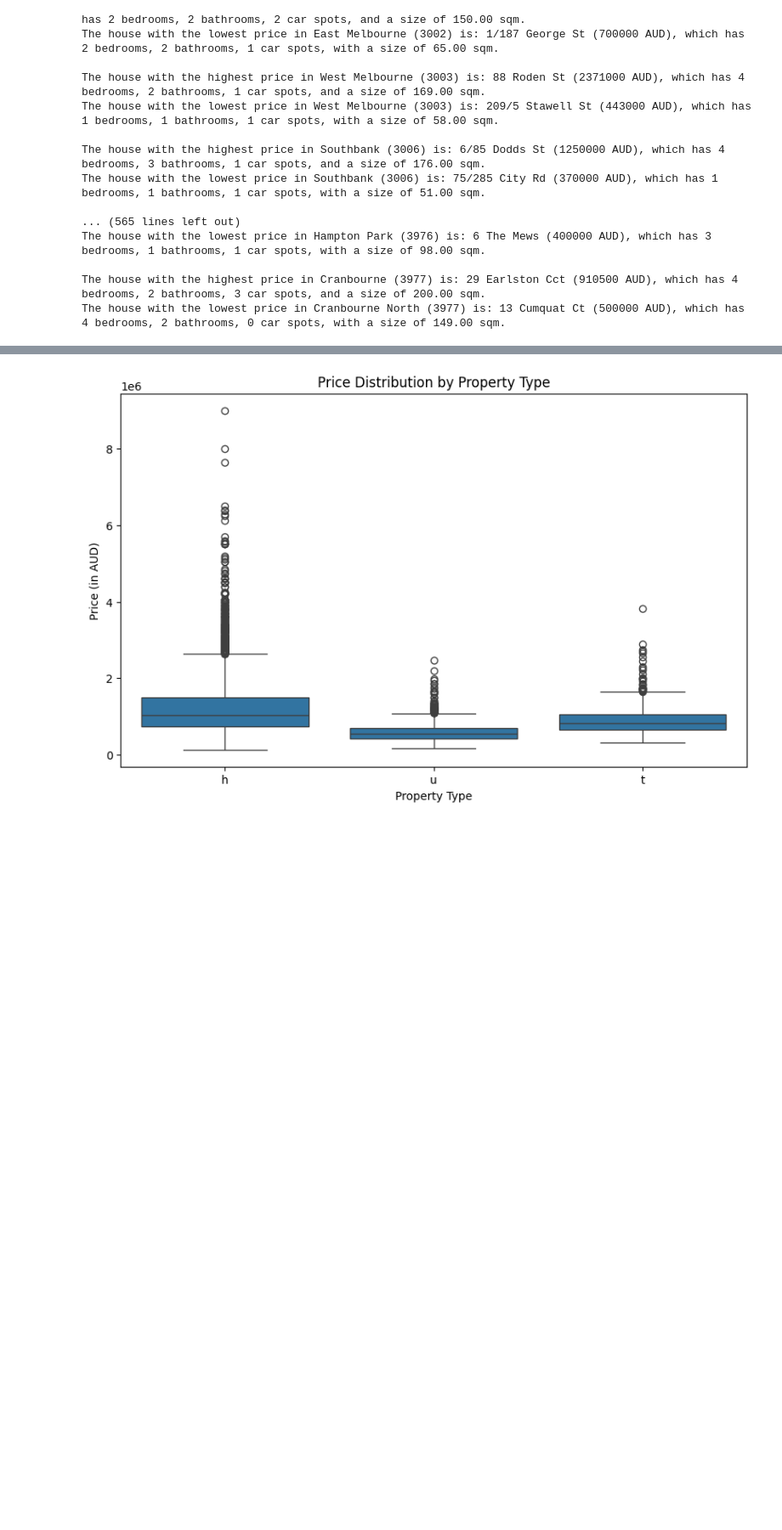
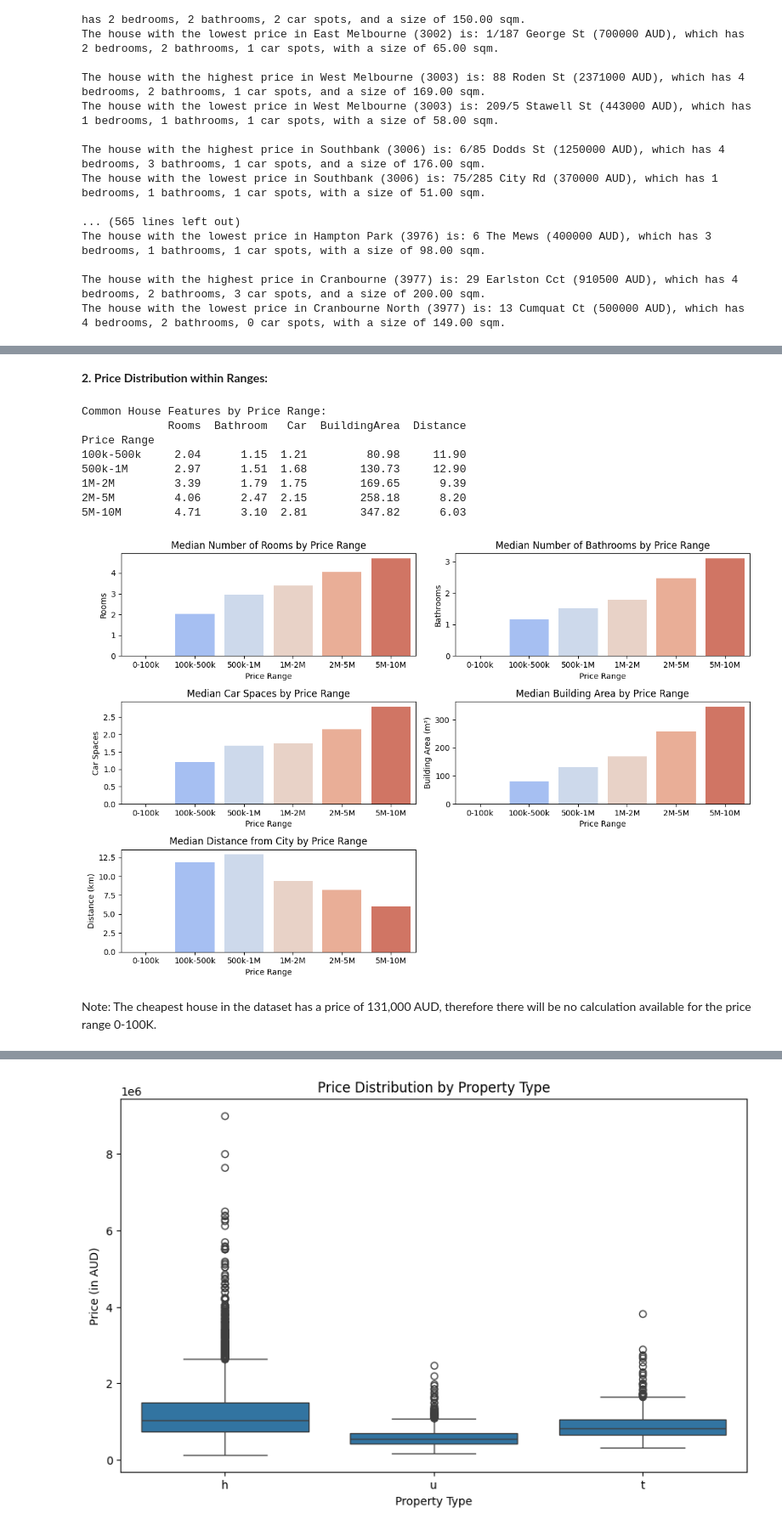
Before and after one commit to eightteababi/Melbourne_Houses_Dataset, a Jupyter notebook: Melbourne Housing Analysis and Models.ipynb, the cells around one changed output, grey strips where cells are left out. Shown at 85% size. Cells and saved outputs as stored; diff of their text form; code cells hidden in the pictures; blank space fills up the shorter version.

```diff
--- a/Melbourne Housing Analysis and Models.ipynb
+++ b/Melbourne Housing Analysis and Models.ipynb
@@ -506 +476,70 @@ Name: count, dtype: int64
+# %% [markdown]
+**2. Price Distribution within Ranges:**
+# %%
+# Define price bins (price ranges)
+bins = [0, 100000, 500000, 1000000, 2000000, 5000000, 10000000]  # price ranges
+labels = ['0-100k', '100k-500k', '500k-1M', '1M-2M', '2M-5M', '5M-10M']  # bin labels
+
+# Bin the house prices into the defined ranges
+data['Price Range'] = pd.cut(data['Price'], bins=bins, labels=labels)
+
+# Group by Price Range and calculate the mean of selected features
+feature_means_by_price = data.groupby('Price Range', observed=True)[['Rooms', 'Bathroom', 'Car', 'BuildingArea', 'Distance']].mean().round(2)
+
+# Print the common features by price range
+print("Common House Features by Price Range:")
+print(feature_means_by_price)
+
+# Plotting the features
+plt.figure(figsize=(12, 8))
+
+# Rooms plot
+plt.subplot(3, 2, 1)
+sns.barplot(x=feature_means_by_price.index, y=feature_means_by_price['Rooms'], hue=feature_means_by_price.index, dodge=False, legend=False, palette='coolwarm')
+plt.title('Median Number of Rooms by Price Range')
+plt.ylabel('Rooms')
+plt.xlabel('Price Range')
+
+# Bathroom plot
+plt.subplot(3, 2, 2)
+sns.barplot(x=feature_means_by_price.index, y=feature_means_by_price['Bathroom'], hue=feature_means_by_price.index, dodge=False, legend=False, palette='coolwarm')
+plt.title('Median Number of Bathrooms by Price Range')
+plt.ylabel('Bathrooms')
+plt.xlabel('Price Range')
+
+# Car plot
+plt.subplot(3, 2, 3)
+sns.barplot(x=feature_means_by_price.index, y=feature_means_by_price['Car'], hue=feature_means_by_price.index, dodge=False, legend=False, palette='coolwarm')
+plt.title('Median Car Spaces by Price Range')
+plt.ylabel('Car Spaces')
+plt.xlabel('Price Range')
+
+# Building Area plot
+plt.subplot(3, 2, 4)
+sns.barplot(x=feature_means_by_price.index, y=feature_means_by_price['BuildingArea'], hue=feature_means_by_price.index, dodge=False, legend=False, palette='coolwarm')
+plt.title('Median Building Area by Price Range')
+plt.ylabel('Building Area (m²)')
+plt.xlabel('Price Range')
+
+# Distance from City plot
+plt.subplot(3, 2, 5)
+sns.barplot(x=feature_means_by_price.index, y=feature_means_by_price['Distance'], hue=feature_means_by_price.index, dodge=False, legend=False, palette='coolwarm')
+plt.title('Median Distance from City by Price Range')
+plt.ylabel('Distance (km)')
+plt.xlabel('Price Range')
+
+plt.tight_layout()
+plt.show()
+# %% [output]
+Common House Features by Price Range:
+             Rooms  Bathroom   Car  BuildingArea  Distance
+Price Range
+100k-500k     2.04      1.15  1.21         80.98     11.90
+500k-1M       2.97      1.51  1.68        130.73     12.90
+1M-2M         3.39      1.79  1.75        169.65      9.39
+2M-5M         4.06      2.47  2.15        258.18      8.20
+5M-10M        4.71      3.10  2.81        347.82      6.03
+[figure, added]
+# %% [markdown]
+Note: The cheapest house in the dataset has a price of 131,000 AUD, therefore there will be no calculation available for the price range 0-100K.
 # %% [markdown]
```
Also changed, not shown: parts of 27 cells of this notebook.
